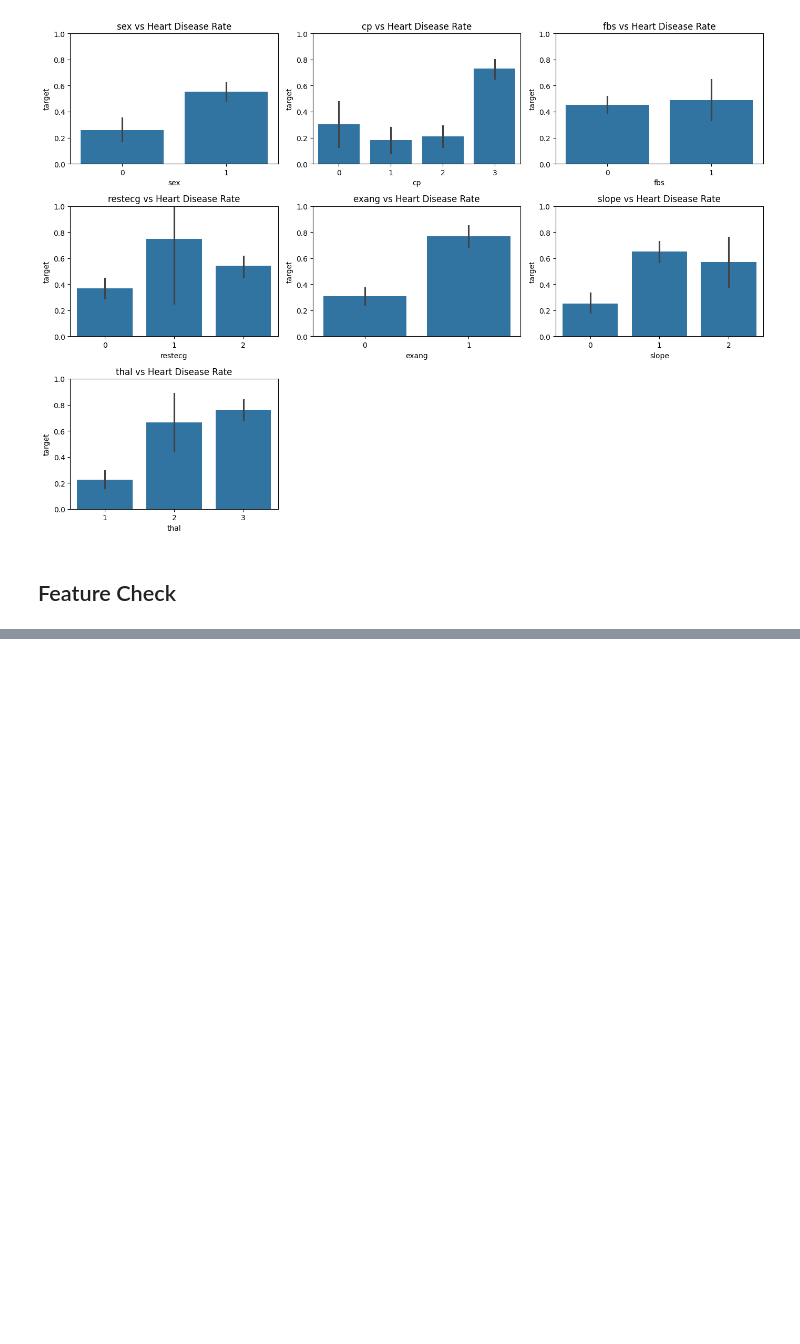
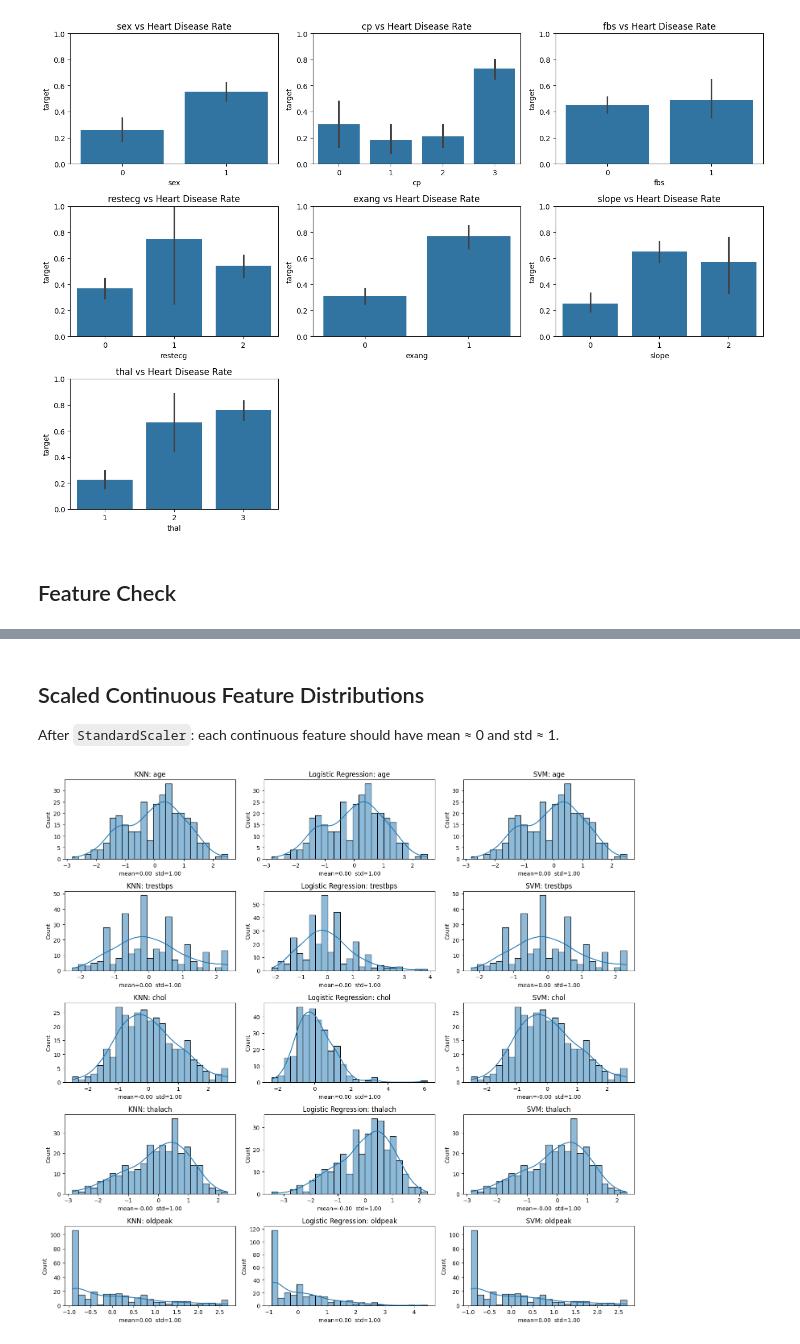
Before and after one commit to jasonliu9473/heartdisease, a Jupyter notebook: EDA.ipynb, the cells around one changed output, grey strips where cells are left out. Saved outputs shown, nothing was run; the diff lists cells and outputs as text; code cells hidden in the pictures; blank space fills up the shorter version.

```diff
--- a/EDA.ipynb
+++ b/EDA.ipynb
@@ -21,7 +28,7 @@ os.listdir('.')
 # %% [markdown]
 ### (1) Raw Dataset Overview
 # %%
-df = pd.read_csv('raw_dataset.csv')
+df = pd.read_csv('dataset/raw.csv')
 df.head()
 # %% [output]
 |  | age | sex | cp | trestbps | chol | fbs | restecg | thalach | exang | oldpeak | slope | ... |
@@ -212,0 +276,11 @@ y = df['target']
+# %%
+raw = pd.read_csv('dataset/raw.csv')
+
+processed = {
+    'KNN':                 pd.read_csv('dataset/processed_knn.csv'),
+    'Logistic Regression': pd.read_csv('dataset/processed_logistic_regression.csv'),
+    'SVM':                 pd.read_csv('dataset/processed_svm.csv'),
+}
+
+continuous_cols = ['age', 'trestbps', 'chol', 'thalach', 'oldpeak']
+target_col = 'target'
@@ -212,0 +289,8 @@ y = df['target']
+# %%
+for name, df in processed.items():
+    ohe_cols = [c for c in df.columns if '_' in c and c != target_col]
+    print(f'{name}')
+    print(f'  shape      : {df.shape}')
+    print(f'  OHE cols   : {len(ohe_cols)} ({ohe_cols[:4]} ...)')
+    print(f'  dtypes     : {dict(df.dtypes.value_counts())}')
+    print()
@@ -212,0 +312,18 @@ y = df['target']
+# %% [markdown]
+## Scaled Continuous Feature Distributions
+After `StandardScaler`: each continuous feature should have mean ≈ 0 and std ≈ 1.
+# %%
+fig, axes = plt.subplots(len(continuous_cols), 3, figsize=(15, 14))
+names = list(processed.keys())
+
+for row, col in enumerate(continuous_cols):
+    for col_idx, (name, df) in enumerate(processed.items()):
+        ax = axes[row][col_idx]
+        sns.histplot(df[col], kde=True, bins=25, ax=ax)
+        ax.set_title(f'{name}: {col}')
+        ax.set_xlabel(f'mean={df[col].mean():.2f}  std={df[col].std():.2f}')
+
+plt.tight_layout()
+plt.show()
+# %% [output]
+[figure, added]
```
Also changed, not shown: parts of 14 cells of this notebook, 1 other file.
